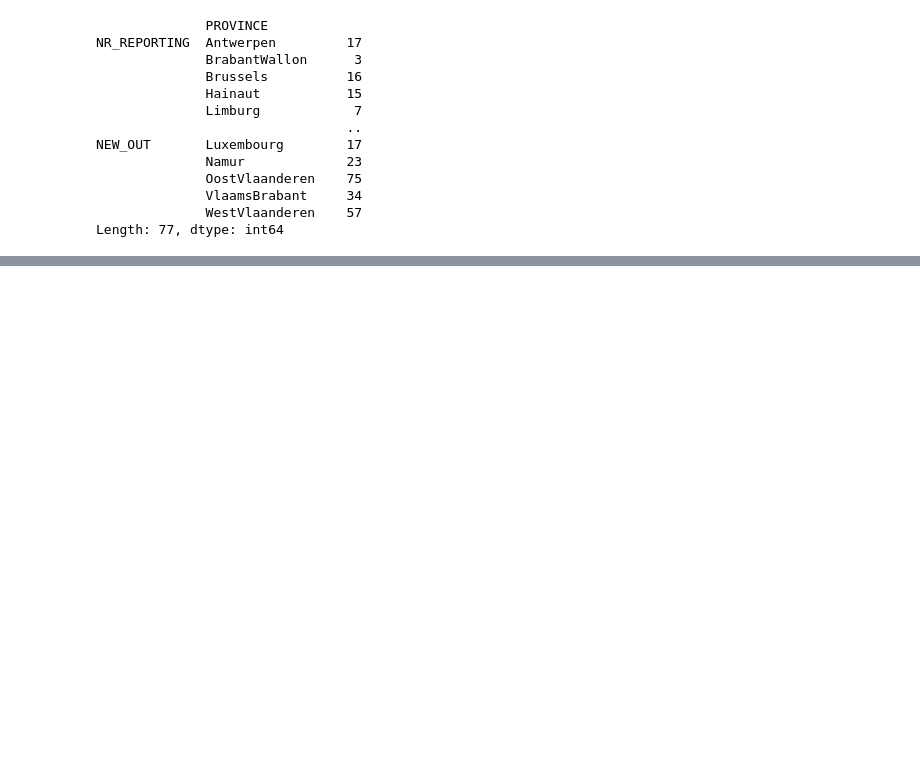
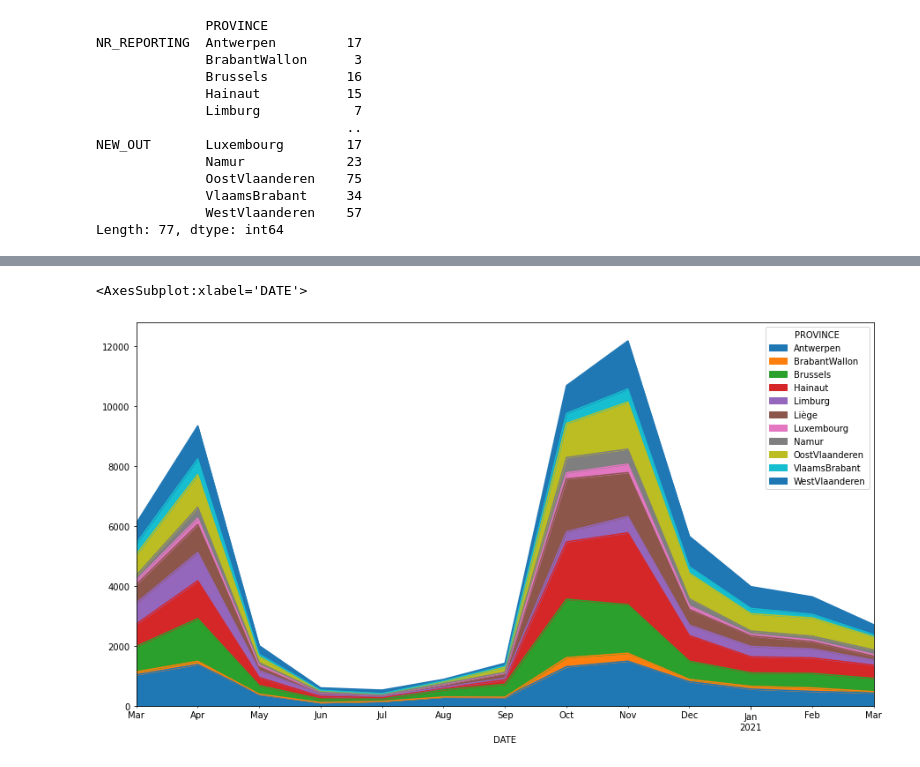
Before and after one commit to C4ptainCrunch/covid-19-plots, a Jupyter notebook: covid-belgian-hospitals.ipynb, the cells around one changed output, grey strips where cells are left out. Cells and saved outputs as stored; diff of their text form; code cells hidden in the pictures; blank space fills up the shorter version.

```diff
--- a/covid-belgian-hospitals.ipynb
+++ b/covid-belgian-hospitals.ipynb
@@ -97,0 +98,5 @@ df.NEW_IN.plot(kind='area', stacked=True)
+# %%
+df.NEW_IN.resample('1M').sum().plot(kind='area', stacked=True)
+# %% [output]
+<AxesSubplot:xlabel='DATE'>
+[figure, added]
```
Also changed, not shown: parts of 7 cells of this notebook, 1 other file.
